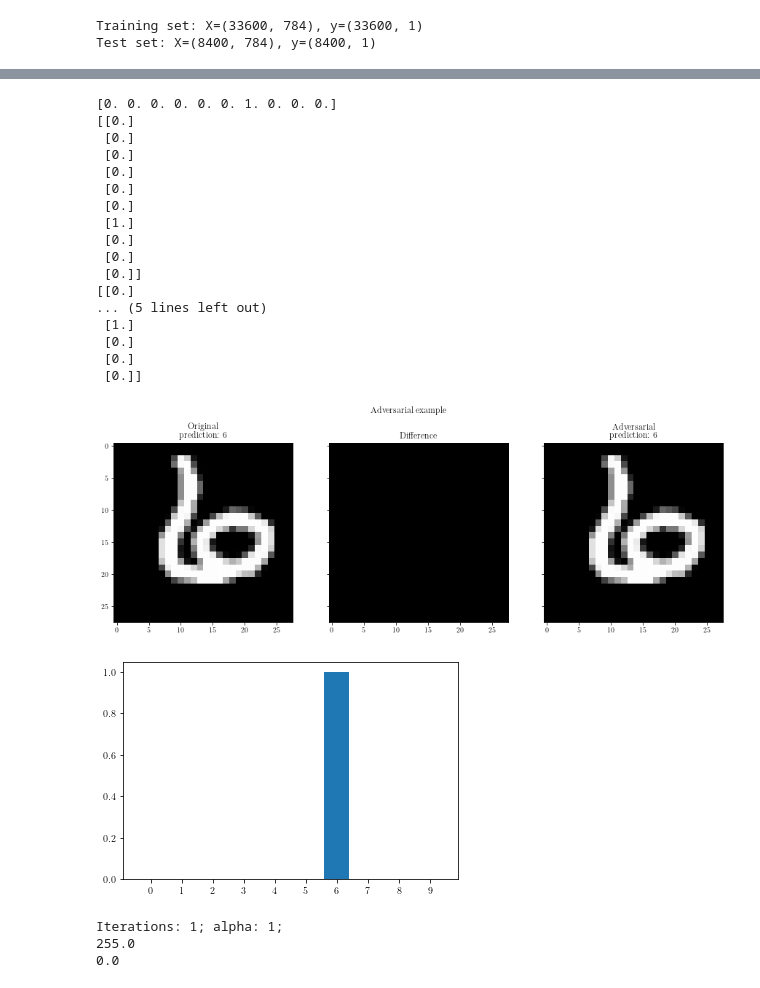
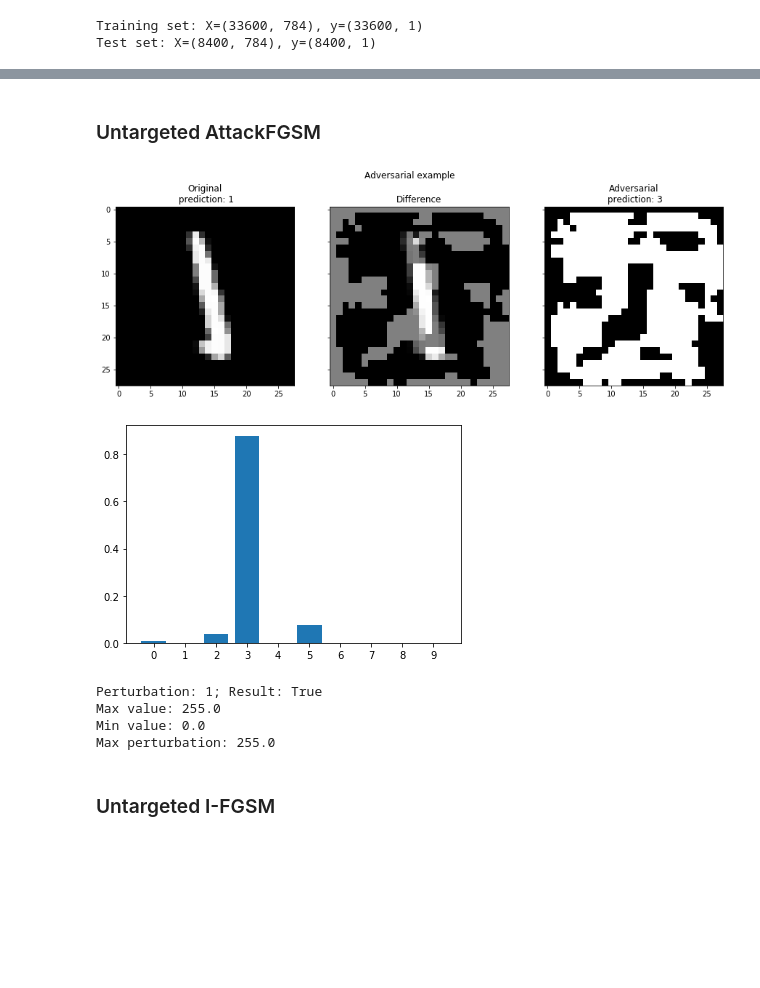
Before and after one commit to vseredovych/AdaversarialAI, a Jupyter notebook: Code/lg-softmax.ipynb, the cells around one changed output, grey strips where cells are left out. Cells and saved outputs as stored; diff of their text form; code cells hidden in the pictures; blank space fills up the shorter version.

```diff
--- a/Code/lg-softmax.ipynb
+++ b/Code/lg-softmax.ipynb
@@ -8,8 +8,16 @@ from sklearn.metrics import mean_squared_error, r2_score
 
 import matplotlib.pyplot as plt
 %matplotlib inline
+# %%
+normalization = 255
 # %%
 def plot_J(J_history):
     x = np.arange(0, len(J_history))
     plt.plot(x, J_history)
     plt.show()
+# %%
+def normalize(X):
+    return X / normalization
+# %%
+def denormalize(X):
+    return X * normalization
@@ -358,8 +530,9 @@ y_labels = [x[3:] for x in  encoder.get_feature_names()]
 # encoder.fit(y_test)
 # Y_test = encoder.transform(y_test).toarray()
 # %%
-lg = LogisticRegression(normalize=True)
-lg.fit(X_train, Y_train, 1, 1000, 1e-20)
+%%time
+lg = LogisticRegression(normalize=False)
+lg.fit(normalize(X_train), Y_train, 0.5, 1000, 1e-15)
 
 plot_J(lg.get_cost_history())
 print(lg.get_cost_history()[-1])
@@ -519,32 +743,20 @@ plt.legend(loc="upper right")
+# %% [markdown]
+### Untargeted AttackFGSM
 # %%
-index = 623
+index = 38
 x = np.expand_dims(X_test.iloc[index, :], axis=0)
-y = np.zeros(n)
-true_class_pos = lg.predict(x)
-y[true_class_pos] = 1
-print(y)
+y = np.zeros(len(y_labels))
 
-show_adversarial_sample(x, y_labels, 1, 1, goal=y, model=lg)
+true_class = lg.predict(normalize(x))
+y[true_class] = 1
+
+show_adversarial_sample(x, y_labels, true_class=y, model=lg, attack_model=AttackFGSM, max_perturbation=1)
 # %% [output]
-[0. 0. 0. 0. 0. 0. 1. 0. 0. 0.]
-[[0.]
- [0.]
- [0.]
- [0.]
- [0.]
- [0.]
- [1.]
- [0.]
- [0.]
- [0.]]
-[[0.]
-... (5 lines left out)
- [1.]
- [0.]
- [0.]
- [0.]]
-[figure, old version]
+[figure, new version]
-[figure, old version]
+[figure, new version]
-Iterations: 1; alpha: 1;
-255.0
-0.0
+Perturbation: 1; Result: True
+Max value: 255.0
+Min value: 0.0
+Max perturbation: 255.0
+# %% [markdown]
+### Untargeted I-FGSM
```
Also changed, not shown: parts of 33 cells of this notebook.
